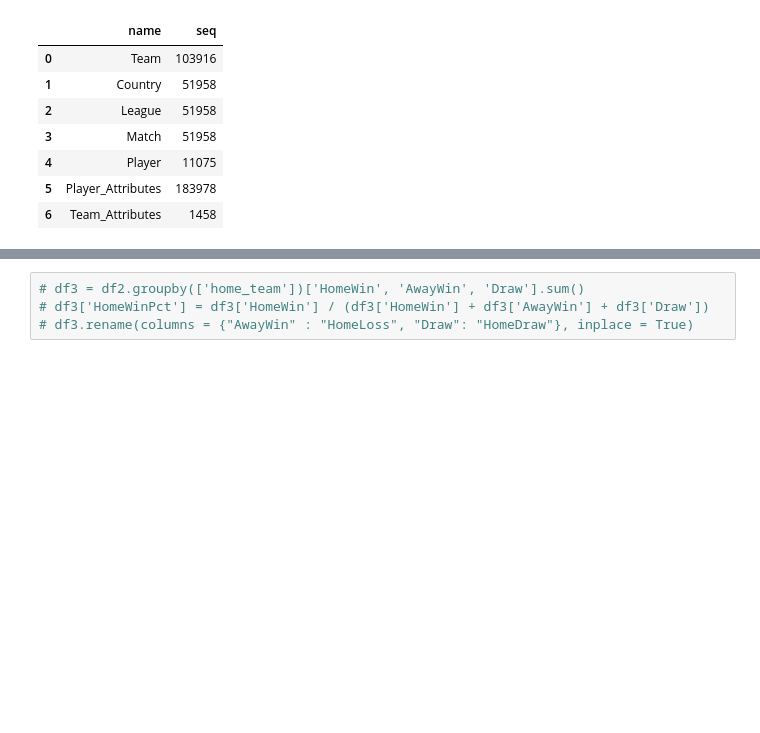
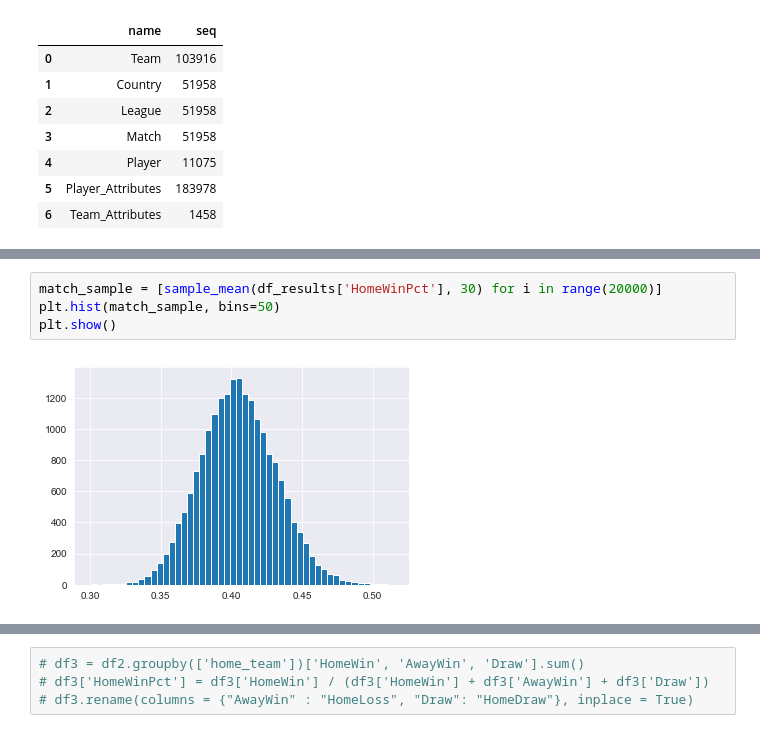
Before and after one commit to dmart49/Mod_03_Project, a Jupyter notebook: Mod_03_Project_Daniel_Question.ipynb, the cells around one changed output, grey strips where cells are left out. Cells and saved outputs as stored; diff of their text form; blank space fills up the shorter version.

```diff
--- a/Mod_03_Project_Daniel_Question.ipynb
+++ b/Mod_03_Project_Daniel_Question.ipynb
@@ -158,0 +165,6 @@ df_england_wins
+# %%
+match_sample = [sample_mean(df_results['HomeWinPct'], 30) for i in range(20000)]
+plt.hist(match_sample, bins=50)
+plt.show()
+# %% [output]
+[figure, added]
```
Also changed, not shown: parts of 3 cells of this notebook.
